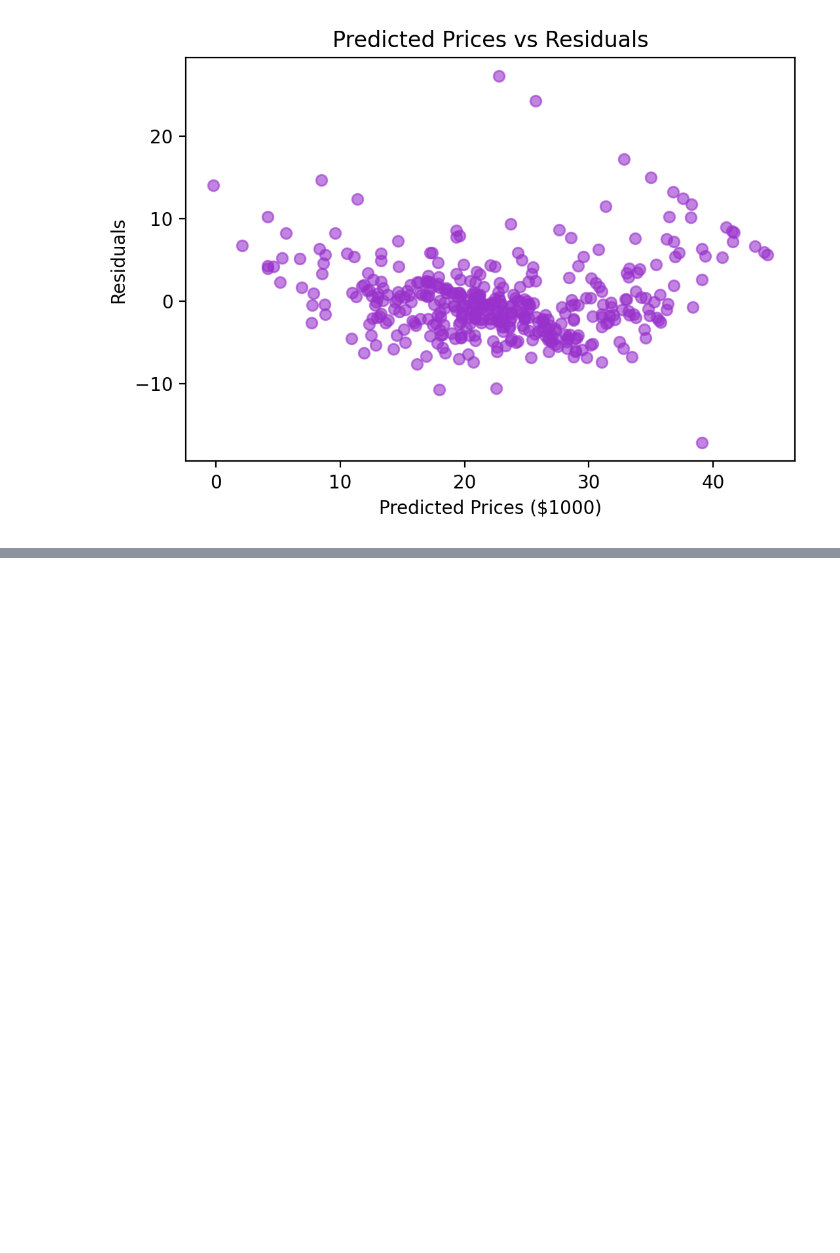
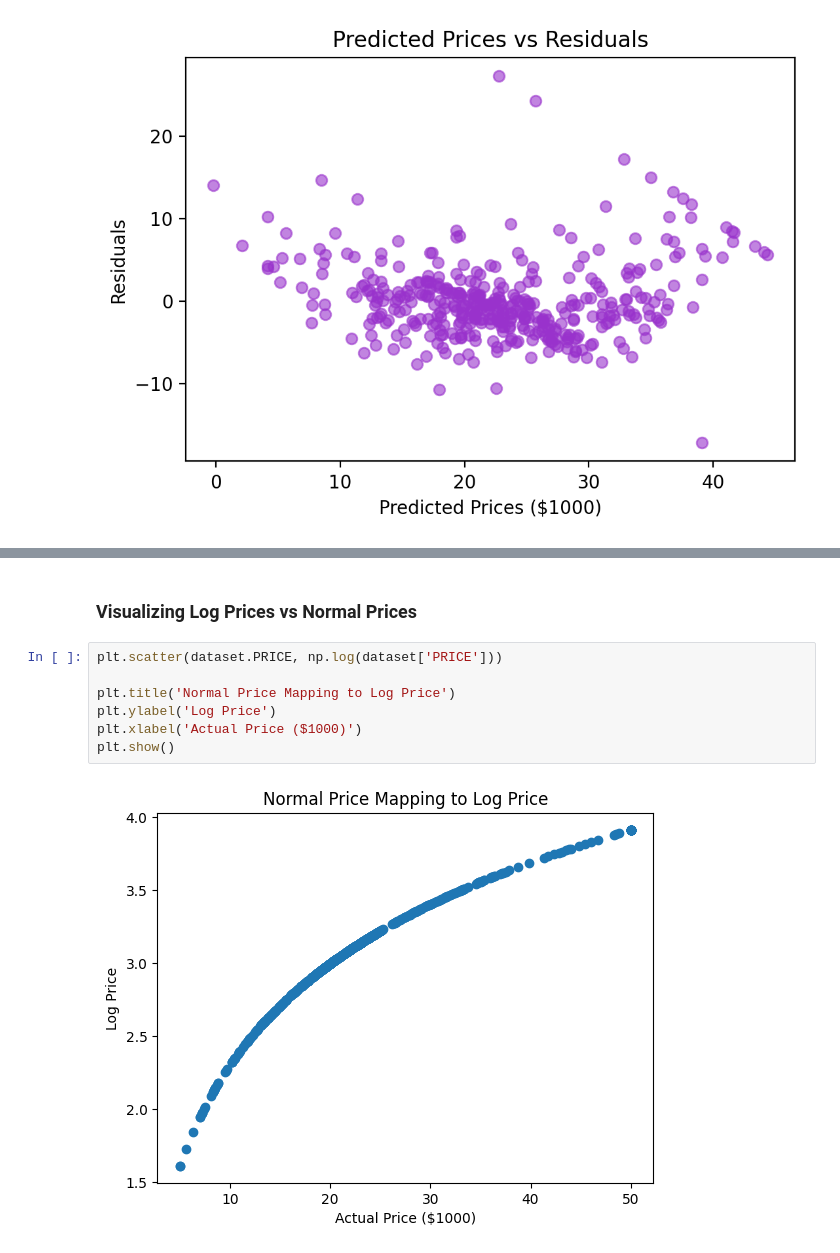
Before and after one commit to DejusDevspace/house-price-prediction, a Jupyter notebook: house_price.ipynb, the cells around one changed output, grey strips where cells are left out. Drawn from its saved outputs; the diff is of its cells as text; blank space fills up the shorter version.

```diff
--- a/house_price.ipynb
+++ b/house_price.ipynb
@@ -452,0 +499,11 @@ plt.show()
+# %% [markdown]
+### Visualizing Log Prices vs Normal Prices
+# %%
+plt.scatter(dataset.PRICE, np.log(dataset['PRICE']))
+
+plt.title('Normal Price Mapping to Log Price')
+plt.ylabel('Log Price')
+plt.xlabel('Actual Price ($1000)')
+plt.show()
+# %% [output]
+[figure, added]
```
Also changed, not shown: parts of 14 cells of this notebook.
